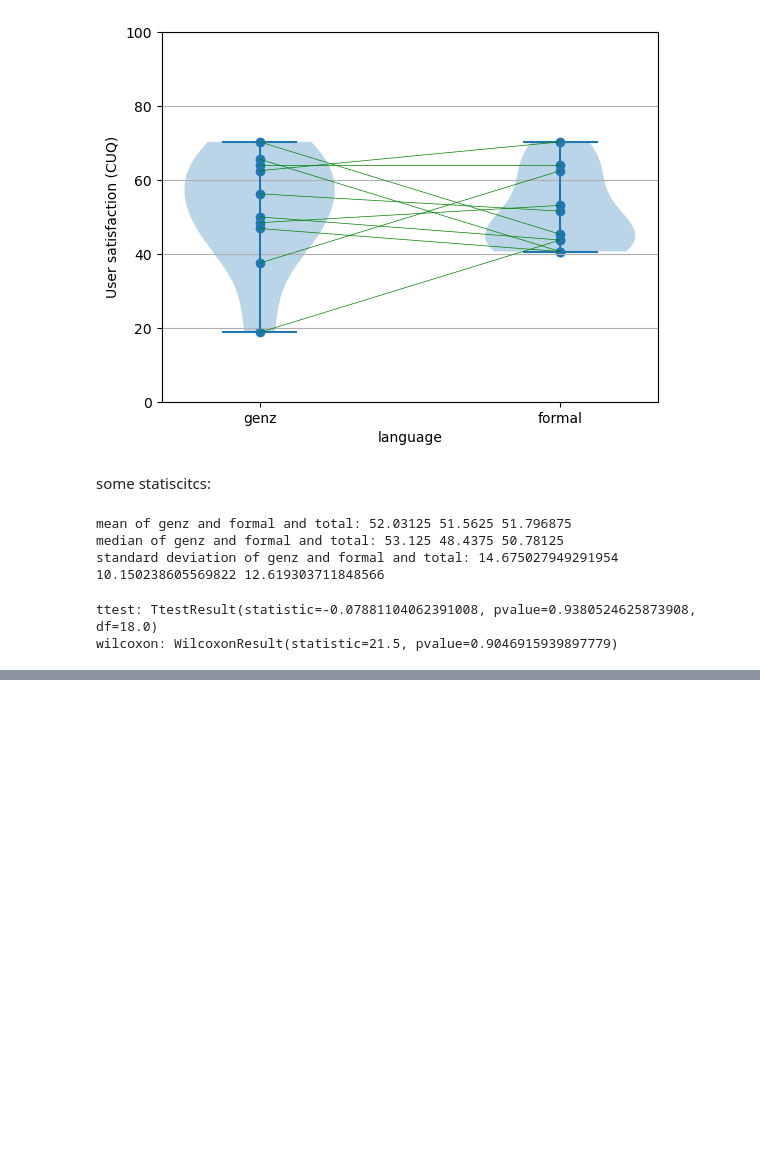
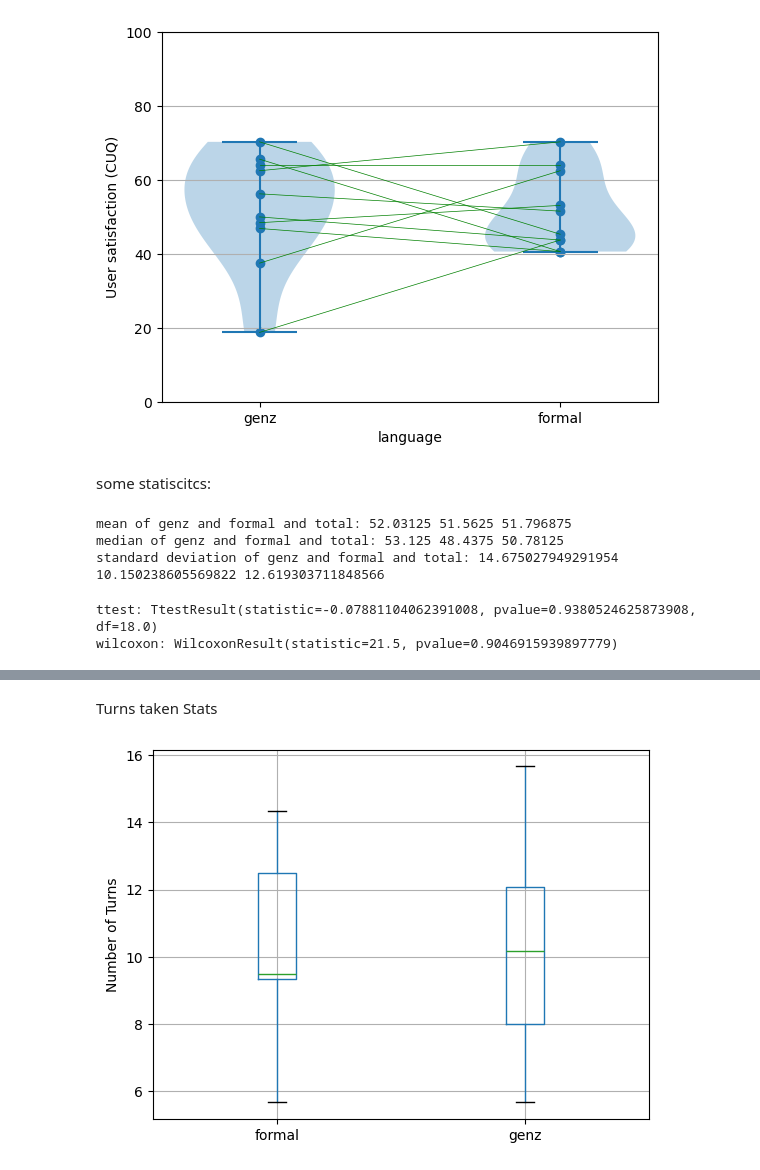
Before and after one commit to annebelleo/MAIR-group12, a Jupyter notebook: src/eval_user_data.ipynb, the cells around one changed output, grey strips where cells are left out. Saved outputs shown, nothing was run; the diff lists cells and outputs as text; code cells hidden in the pictures; blank space fills up the shorter version.

```diff
--- a/src/eval_user_data.ipynb
+++ b/src/eval_user_data.ipynb
@@ -313,0 +379,19 @@ wilcoxon: WilcoxonResult(statistic=21.5, pvalue=0.9046915939897779)
+# %% [markdown]
+Turns taken Stats
+# %%
+import matplotlib.pyplot as plt
+
+turns_formal = df[df["language"].str.match("formal")]["number_of_turns"]
+turns_formal = turns_formal.astype("float")
+turns_genz = df[df["language"].str.match("genz")]["number_of_turns"]
+turns_genz = turns_genz.astype("float")
+turns_plot = pd.DataFrame({'formal':turns_formal,
+                   'genz':turns_genz})
+
+
+bplot = turns_plot.boxplot()
+bplot.set_ylabel('Number of Turns')
+
+plt.show()
+# %% [output]
+[figure, added]
```
Also changed, not shown: parts of 9 cells of this notebook.
